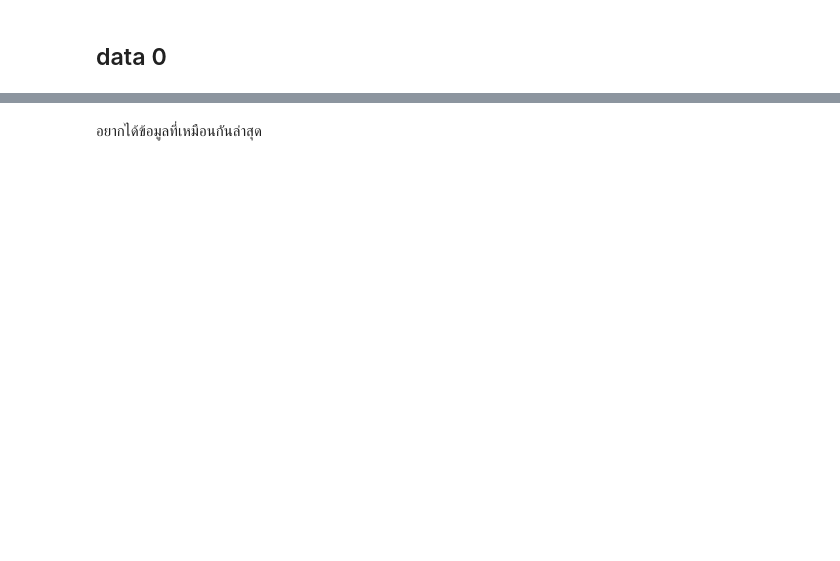
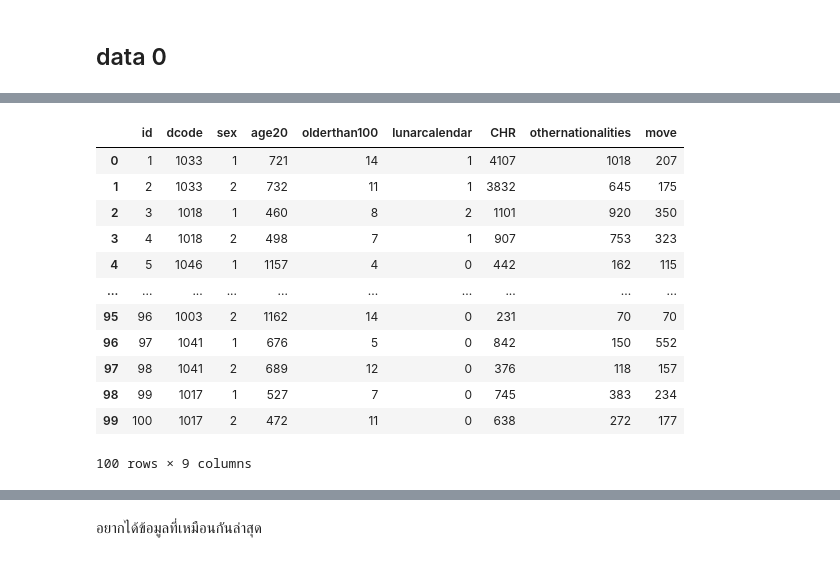
Before and after one commit to kittikhun62/DWDM21, a Jupyter notebook: project.ipynb, the cells around one changed output, grey strips where cells are left out. Saved outputs shown, nothing was run; the diff lists cells and outputs as text; code cells hidden in the pictures; blank space fills up the shorter version.

```diff
--- a/project.ipynb
+++ b/project.ipynb
@@ -429,0 +57,17 @@ summary_research
+# %%
+data_New20 = data[['id','dcode','sex','age20','olderthan100','lunarcalendar','CHR','othernationalities','move']]
+data_New20 #เลือกเฉพาะคอลัมที่ต้องการ เเละสร้างเป็นชื่อตัวเเปรใหม่ ตารางใหม่
+# %% [output]
+|  | id | dcode | sex | age20 | olderthan100 | lunarcalendar | CHR | othernationalities | move |
+| 0 | 1 | 1033 | 1 | 721 | 14 | 1 | 4107 | 1018 | 207 |
+| 1 | 2 | 1033 | 2 | 732 | 11 | 1 | 3832 | 645 | 175 |
+| 2 | 3 | 1018 | 1 | 460 | 8 | 2 | 1101 | 920 | 350 |
+| 3 | 4 | 1018 | 2 | 498 | 7 | 1 | 907 | 753 | 323 |
+| 4 | 5 | 1046 | 1 | 1157 | 4 | 0 | 442 | 162 | 115 |
+| ... | ... | ... | ... | ... | ... | ... | ... | ... | ... |
+| 95 | 96 | 1003 | 2 | 1162 | 14 | 0 | 231 | 70 | 70 |
+| 96 | 97 | 1041 | 1 | 676 | 5 | 0 | 842 | 150 | 552 |
+| 97 | 98 | 1041 | 2 | 689 | 12 | 0 | 376 | 118 | 157 |
+| 98 | 99 | 1017 | 1 | 527 | 7 | 0 | 745 | 383 | 234 |
+| 99 | 100 | 1017 | 2 | 472 | 11 | 0 | 638 | 272 | 177 |
+100 rows × 9 columns
```
Also changed, not shown: parts of 65 cells of this notebook.
